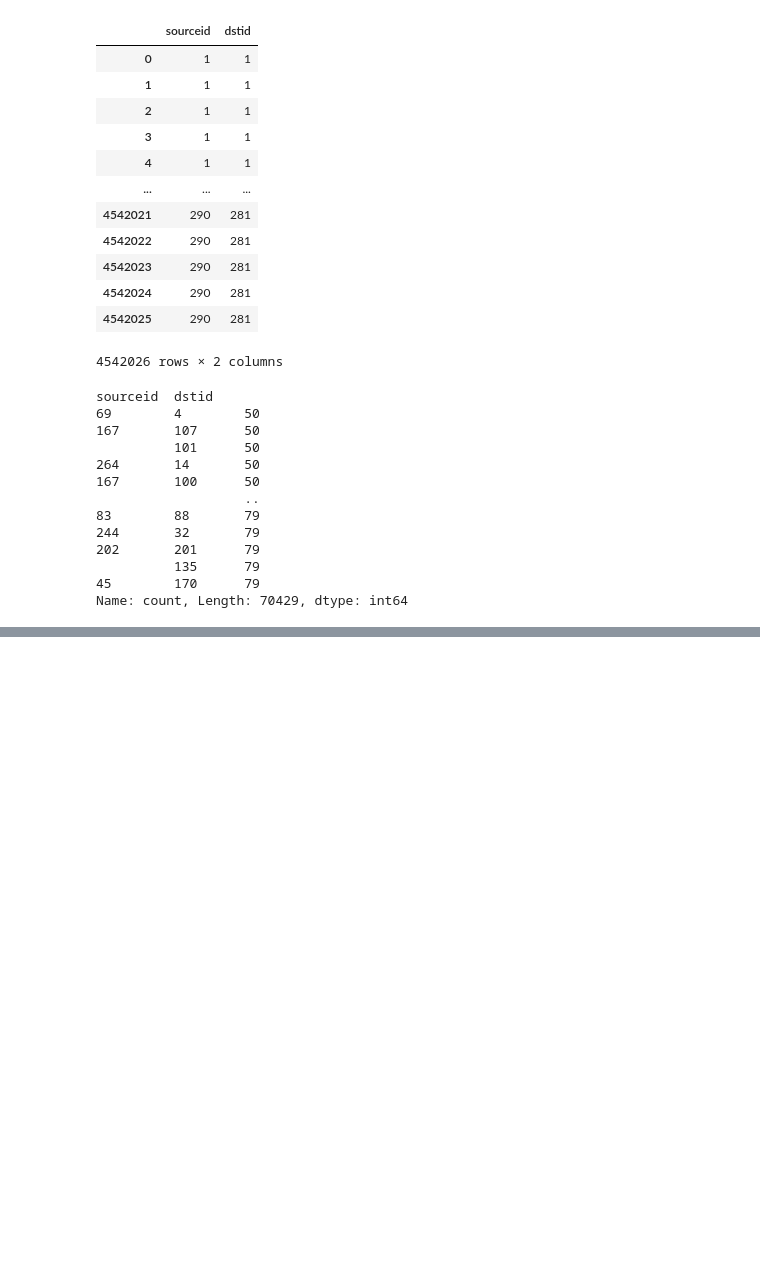
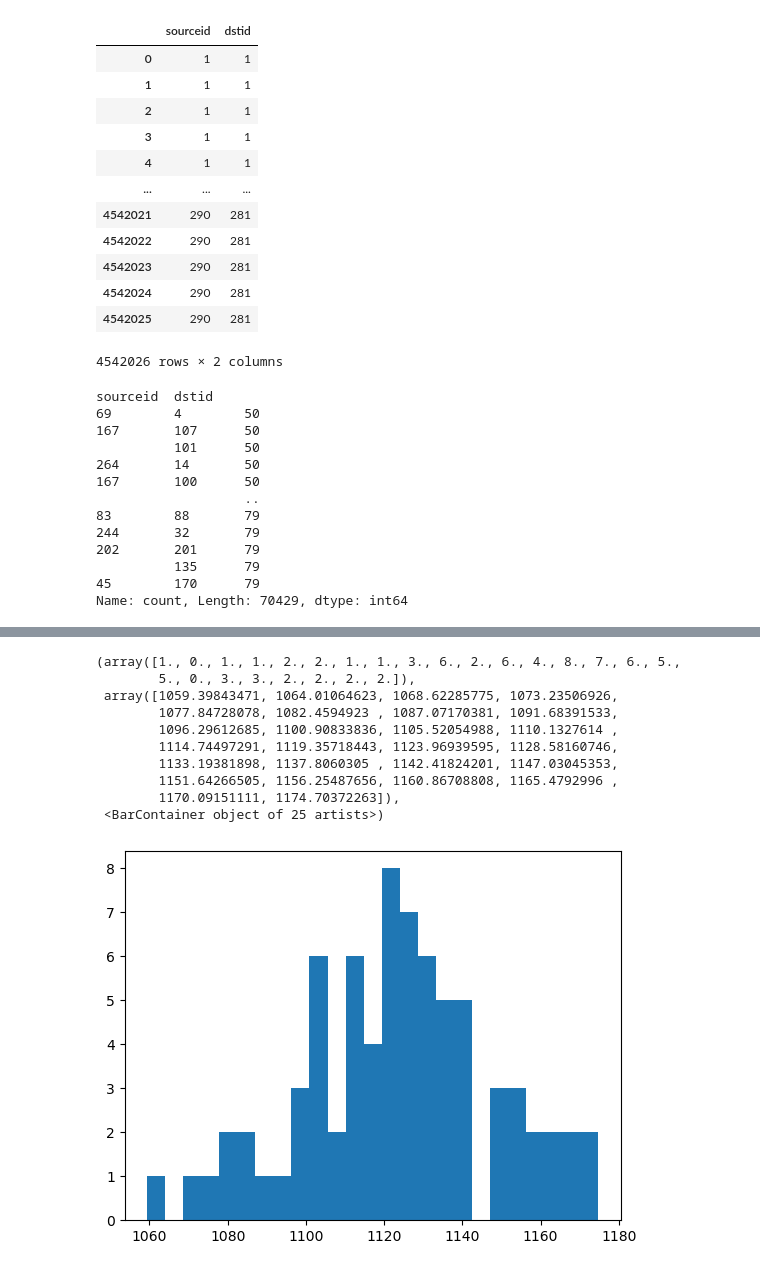
Before and after one commit to samienaseem/DataScience, a Jupyter notebook: ConfidenceInterval_CLT.ipynb, the cells around one changed output, grey strips where cells are left out. Saved outputs shown, nothing was run; the diff lists cells and outputs as text; code cells hidden in the pictures; blank space fills up the shorter version.

```diff
--- a/ConfidenceInterval_CLT.ipynb
+++ b/ConfidenceInterval_CLT.ipynb
@@ -67,3 +67,5 @@ sourceid  dstid
           135      79
 45        170      79
 Name: count, Length: 70429, dtype: int64
+# %%
+df_sample=df[(df["sourceid"]==1) & (df["dstid"]==5)]
@@ -69,0 +81,14 @@ Name: count, Length: 70429, dtype: int64
+# %%
+ plt.hist(df_sample['travel_time'],bins=25)
+# %% [output]
+(array([1., 0., 1., 1., 2., 2., 1., 1., 3., 6., 2., 6., 4., 8., 7., 6., 5.,
+        5., 0., 3., 3., 2., 2., 2., 2.]),
+ array([1059.39843471, 1064.01064623, 1068.62285775, 1073.23506926,
+        1077.84728078, 1082.4594923 , 1087.07170381, 1091.68391533,
+        1096.29612685, 1100.90833836, 1105.52054988, 1110.1327614 ,
+        1114.74497291, 1119.35718443, 1123.96939595, 1128.58160746,
+        1133.19381898, 1137.8060305 , 1142.41824201, 1147.03045353,
+        1151.64266505, 1156.25487656, 1160.86708808, 1165.4792996 ,
+        1170.09151111, 1174.70372263]),
+ <BarContainer object of 25 artists>)
+[figure, added]
```
Also changed, not shown: parts of 23 cells of this notebook.
